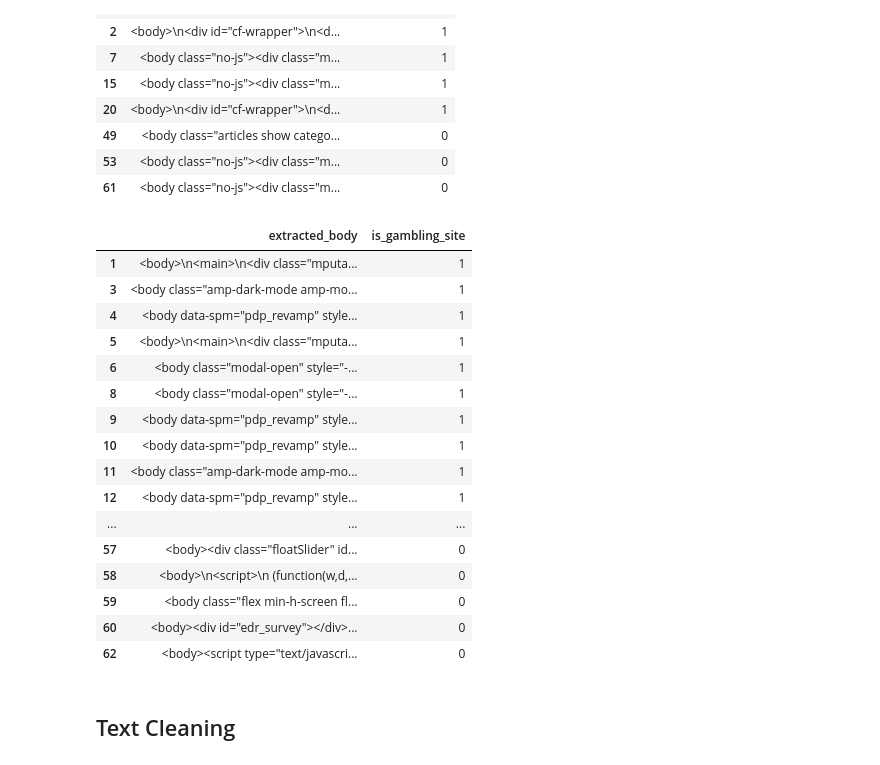
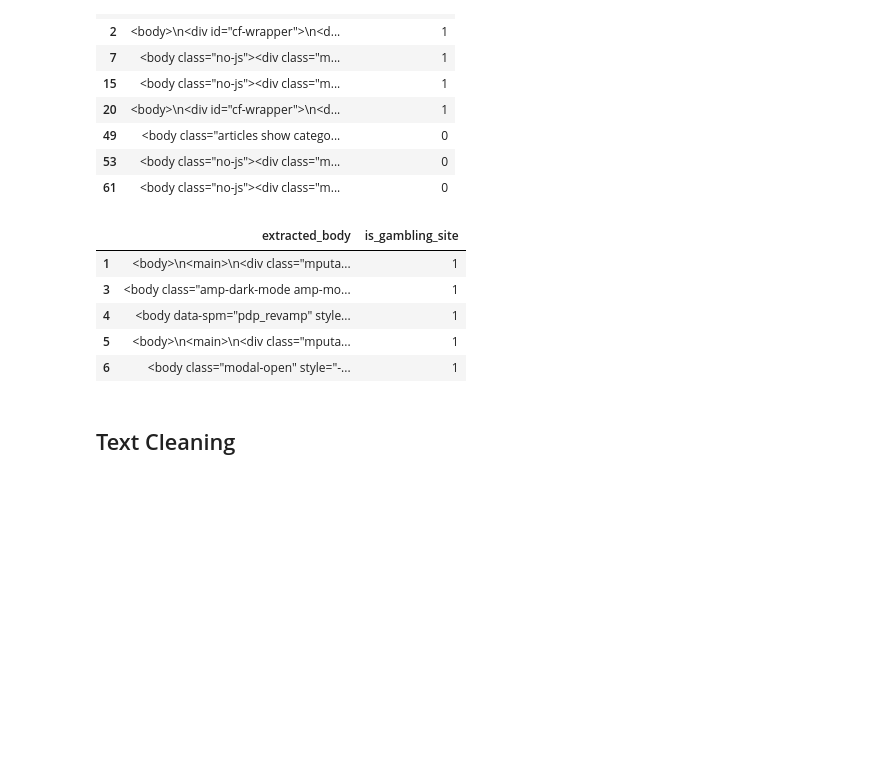
Before and after one commit to Gustana/GambleSniffer, a Jupyter notebook: data_cleaning.ipynb, the cells around one changed output. Cells and saved outputs as stored; diff of their text form; code cells hidden in the pictures; blank space fills up the shorter version.

```diff
--- a/data_cleaning.ipynb
+++ b/data_cleaning.ipynb
@@ -85,24 +86,13 @@ df_clean = df_clean.drop(
     index = df_clean.loc[df_clean["extracted_body"].str.contains('cloudflare.com', case=False)].index
 )
 # %%
-df_clean
+df_clean.head()
 # %% [output]
 |  | extracted_body | is_gambling_site |
 | 1 | <body>\n<main>\n<div class="mputa... | 1 |
 | 3 | <body class="amp-dark-mode amp-mo... | 1 |
 | 4 | <body data-spm="pdp_revamp" style... | 1 |
 | 5 | <body>\n<main>\n<div class="mputa... | 1 |
 | 6 | <body class="modal-open" style="-... | 1 |
-| 8 | <body class="modal-open" style="-... | 1 |
-| 9 | <body data-spm="pdp_revamp" style... | 1 |
-| 10 | <body data-spm="pdp_revamp" style... | 1 |
-| 11 | <body class="amp-dark-mode amp-mo... | 1 |
-| 12 | <body data-spm="pdp_revamp" style... | 1 |
-| ... | ... | ... |
-| 57 | <body><div class="floatSlider" id... | 0 |
-| 58 | <body>\n<script>\n (function(w,d,... | 0 |
-| 59 | <body class="flex min-h-screen fl... | 0 |
-| 60 | <body><div id="edr_survey"></div>... | 0 |
-| 62 | <body><script type="text/javascri... | 0 |
 # %% [markdown]
 ## Text Cleaning
```
Also changed, not shown: parts of 17 cells of this notebook, 1 other file.
